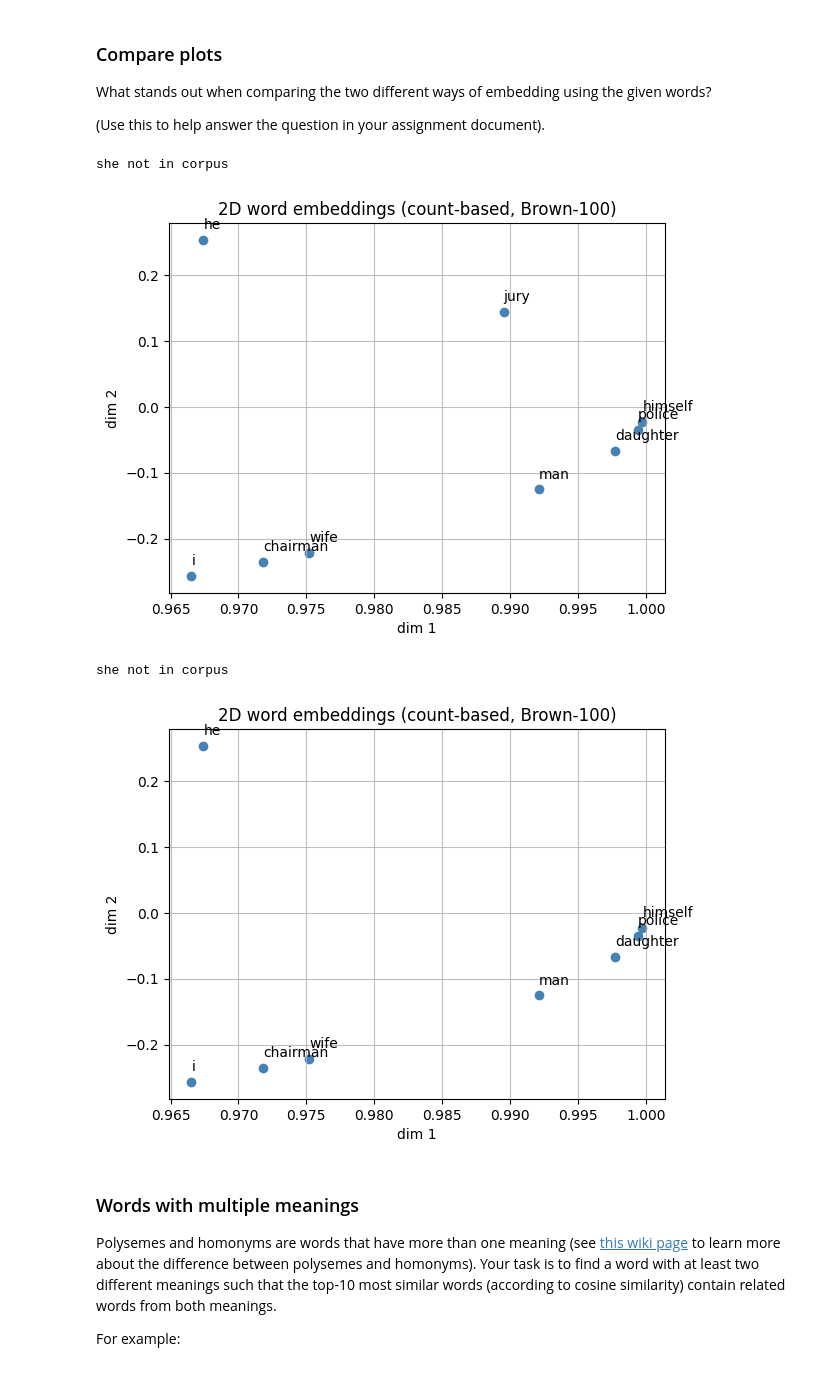
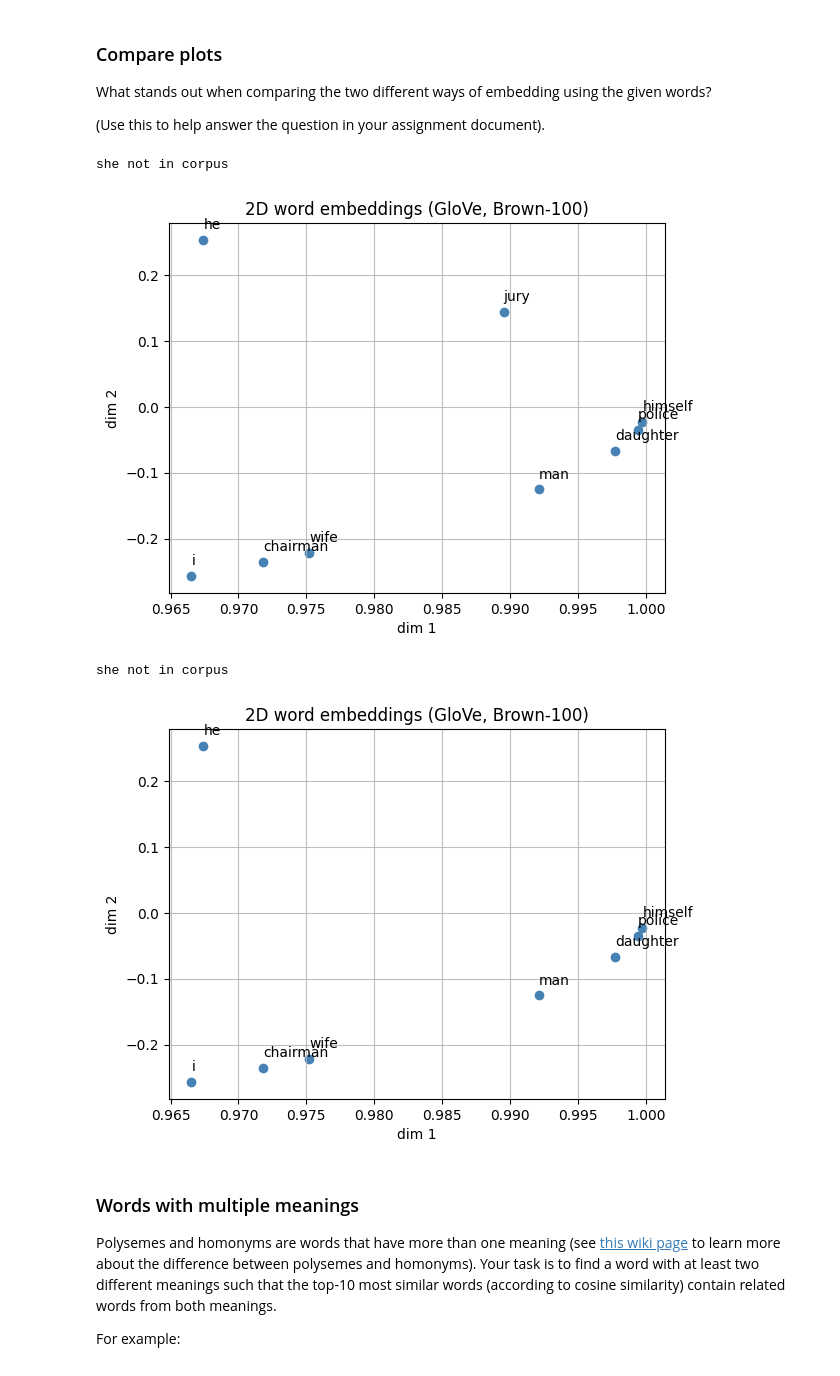
Before and after one commit to myriamth04/NLP, a Jupyter notebook: NLP_2026_A2.ipynb, the cells around one changed output. Saved outputs shown, nothing was run; the diff lists cells and outputs as text; code cells hidden in the pictures.

```diff
--- a/NLP_2026_A2.ipynb
+++ b/NLP_2026_A2.ipynb
@@ -330,9 +336,17 @@ Steps:
 The co-occurrence matrix provides a numerical representation of word relationships, which is useful for tasks like word embeddings, semantic analysis, and understanding word associations.
 # %%
 # Since we already have a working ngram model, for the next part we can use the ngrams to calculate the co-occurences.
-model = NGramModel(corpus, 2)
-tokens = model.tokenize()
-ngrams = model.generate_ngrams(tokens)
+
+
+# Anything underscored _b is refering to the brown corpus and anything _i is refering to the indian corpus
+
+model_b = NGramModel(corpus, 2)
+tokens_b = model_b.tokenize()
+ngrams_b = model_b.generate_ngrams(tokens_b)
+
+model_i = NGramModel(corpus, 2)
+tokens_i = model_i.tokenize()
+ngrams_i = model_i.generate_ngrams(tokens_i)
 
 def create_co_matrix(ngrams: list, vocab_size: int, word_to_index: dict) -> np.ndarray:
     co_matrix = np.zeros((vocab_size, vocab_size), dtype=np.int32)
@@ -345,16 +359,21 @@ def create_co_matrix(ngrams: list, vocab_size: int, word_to_index: dict) -> np.n
 
     return co_matrix
 
-vocab = list(set(tokens))
-vocab_size = len(vocab)
-
+vocab_b = list(set(tokens_b))
+vocab_size_b = len(vocab_b)
+vocab_i = list(set(tokens_i))
+vocab_size_i= len(vocab_i)
 # Create a word-to-index mapping
-word_to_index = {word: idx for idx, word in enumerate(vocab)}
+word_to_index_b = {word: idx for idx, word in enumerate(vocab_b)}
+word_to_index_i = {word: idx for idx, word in enumerate(vocab_i)}
 
 # Generate the co-occurrence matrix
-co_matrix = create_co_matrix(ngrams, vocab_size, word_to_index)
+co_matrix_b = create_co_matrix(ngrams_b, vocab_size_b, word_to_index_b)
+co_matrix_i= create_co_matrix(ngrams_i, vocab_size_i, word_to_index_i)
 
 # Optionally, print the matrix or parts of it
 # # co_matrix should be a numpy array
-print(co_matrix)
+
+print("co-matrix:brown\n", co_matrix_b)
+print("co-matrix:indian\n", co_matrix_i)
 # %% [output]
@@ -451,7 +483,7 @@ plot_embeddings(M_reduced, word_to_index, words)
 # %% [output]
 [figure]
 # %%
-def plot_embeddings(M_reduced, words):
+def plot_embeddings(M_reduced, words, method:str):
     for word in words:
         if word not in word_to_index:
             print(f"{word} not in corpus")
@@ -460,7 +492,7 @@ def plot_embeddings(M_reduced, words):
         x, y = M_reduced[idx, 0], M_reduced[idx, 1]
         plt.scatter(x, y, marker='o', color='steelblue')
         plt.annotate(word, (x, y), xytext=(0, 8), textcoords='offset points', fontsize=10)
-    plt.title("2D word embeddings (count-based, Brown-100)")
+    plt.title(f"2D word embeddings ({method}, Brown-100)")
     plt.xlabel("dim 1")
     plt.ylabel("dim 2")
     plt.grid(True, alpha=0.8)
@@ -472,9 +504,9 @@ words2 = ['man','wife', 'daughter', 'she', 'he', 'himself', 'i', 'chairman', 'po
 words3 = ['man','wife', 'daughter', 'she', 'he', 'himself', 'i', 'chairman', 'police']
 #note: word list needs to be adjusted to each new corpus with an explanation of why you choose to plot the words you do
 
-plot_embeddings(M_reduced, words)
-plot_embeddings(M_reduced, words2)
-plot_embeddings(M_reduced, words3)
+plot_embeddings(M_reduced, words, "count-based")
+plot_embeddings(M_reduced, words2, "count-based")
+plot_embeddings(M_reduced, words3, "count-based")
 # %% [output]
 movie not in corpus
 book not in corpus
@@ -546,13 +578,13 @@ What stands out when comparing the two different ways of embedding using the giv
 
 (Use this to help answer the question in your assignment document).
 # %%
-plot_embeddings(M_reduced_normalized, words2)
-plot_embeddings(M_reduced_normalized, words3)
+plot_embeddings(M_reduced_normalized, words2, "GloVe")
+plot_embeddings(M_reduced_normalized, words3, "GloVe")
 # %% [output]
 she not in corpus
-[figure, old version]
+[figure, new version]
 she not in corpus
-[figure, old version]
+[figure, new version]
 # %% [markdown]
 ### Words with multiple meanings
 Polysemes and homonyms are words that have more than one meaning (see [this wiki page](https://en.wikipedia.org/wiki/Polysemy) to learn more about the difference between polysemes and homonyms). Your task is to find a word with at least two different meanings such that the top-10 most similar words (according to cosine similarity) contain related words from both meanings.
```
Also changed, not shown: parts of 3 cells of this notebook, 4 other files.
